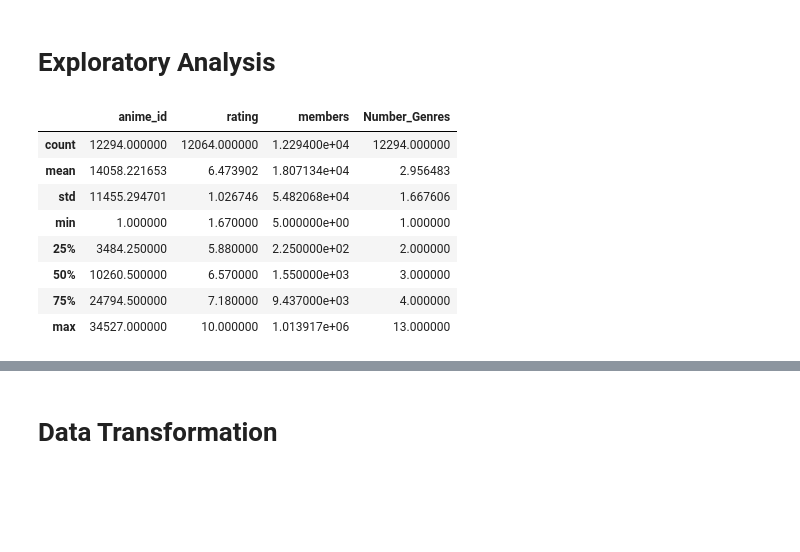
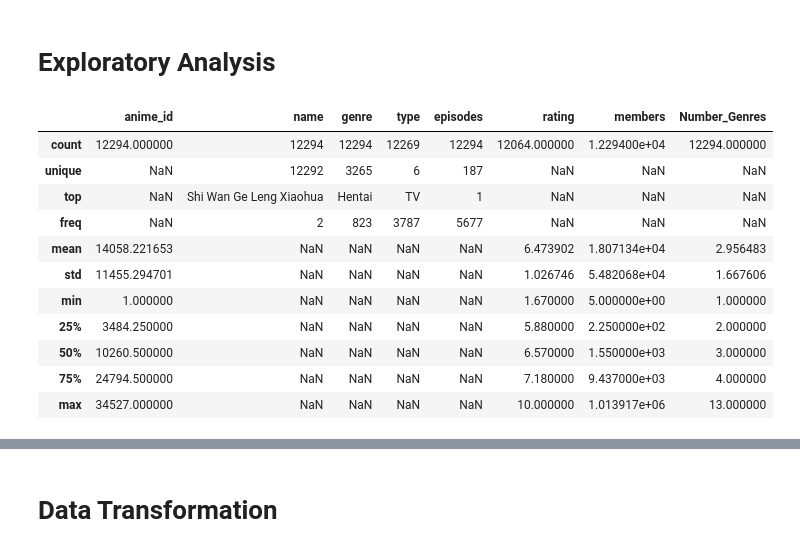
Before and after one commit to Ferdostto/Jupyter_Notebook_Test, a Jupyter notebook: BA Anime Recommendation Engine.ipynb, the cells around one changed output, grey strips where cells are left out. Cells and saved outputs as stored; diff of their text form; code cells hidden in the pictures; blank space fills up the shorter version.

```diff
--- a/BA Anime Recommendation Engine.ipynb
+++ b/BA Anime Recommendation Engine.ipynb
@@ -258,12 +266,15 @@ ax.yaxis.set_major_formatter(format_number)
 # %%
-anime.describe()
+anime.describe(include = 'all')
 # %% [output]
-|  | anime_id | rating | members | Number_Genres |
-| count | 12294.000000 | 12064.000000 | 1.229400e+04 | 12294.000000 |
-| mean | 14058.221653 | 6.473902 | 1.807134e+04 | 2.956483 |
-| std | 11455.294701 | 1.026746 | 5.482068e+04 | 1.667606 |
-| min | 1.000000 | 1.670000 | 5.000000e+00 | 1.000000 |
-| 25% | 3484.250000 | 5.880000 | 2.250000e+02 | 2.000000 |
-| 50% | 10260.500000 | 6.570000 | 1.550000e+03 | 3.000000 |
-| 75% | 24794.500000 | 7.180000 | 9.437000e+03 | 4.000000 |
-| max | 34527.000000 | 10.000000 | 1.013917e+06 | 13.000000 |
+|  | anime_id | name | genre | type | episodes | rating | members | Number_Genres |
+| count | 12294.000000 | 12294 | 12294 | 12269 | 12294 | 12064.000000 | 1.229400e+04 | 12294.000000 |
+| unique | NaN | 12292 | 3265 | 6 | 187 | NaN | NaN | NaN |
+| top | NaN | Shi Wan Ge Leng Xiaohua | Hentai | TV | 1 | NaN | NaN | NaN |
+| freq | NaN | 2 | 823 | 3787 | 5677 | NaN | NaN | NaN |
+| mean | 14058.221653 | NaN | NaN | NaN | NaN | 6.473902 | 1.807134e+04 | 2.956483 |
+| std | 11455.294701 | NaN | NaN | NaN | NaN | 1.026746 | 5.482068e+04 | 1.667606 |
+| min | 1.000000 | NaN | NaN | NaN | NaN | 1.670000 | 5.000000e+00 | 1.000000 |
+| 25% | 3484.250000 | NaN | NaN | NaN | NaN | 5.880000 | 2.250000e+02 | 2.000000 |
+| 50% | 10260.500000 | NaN | NaN | NaN | NaN | 6.570000 | 1.550000e+03 | 3.000000 |
+| 75% | 24794.500000 | NaN | NaN | NaN | NaN | 7.180000 | 9.437000e+03 | 4.000000 |
+| max | 34527.000000 | NaN | NaN | NaN | NaN | 10.000000 | 1.013917e+06 | 13.000000 |
```
Also changed, not shown: parts of 18 cells of this notebook, 6 other files.
